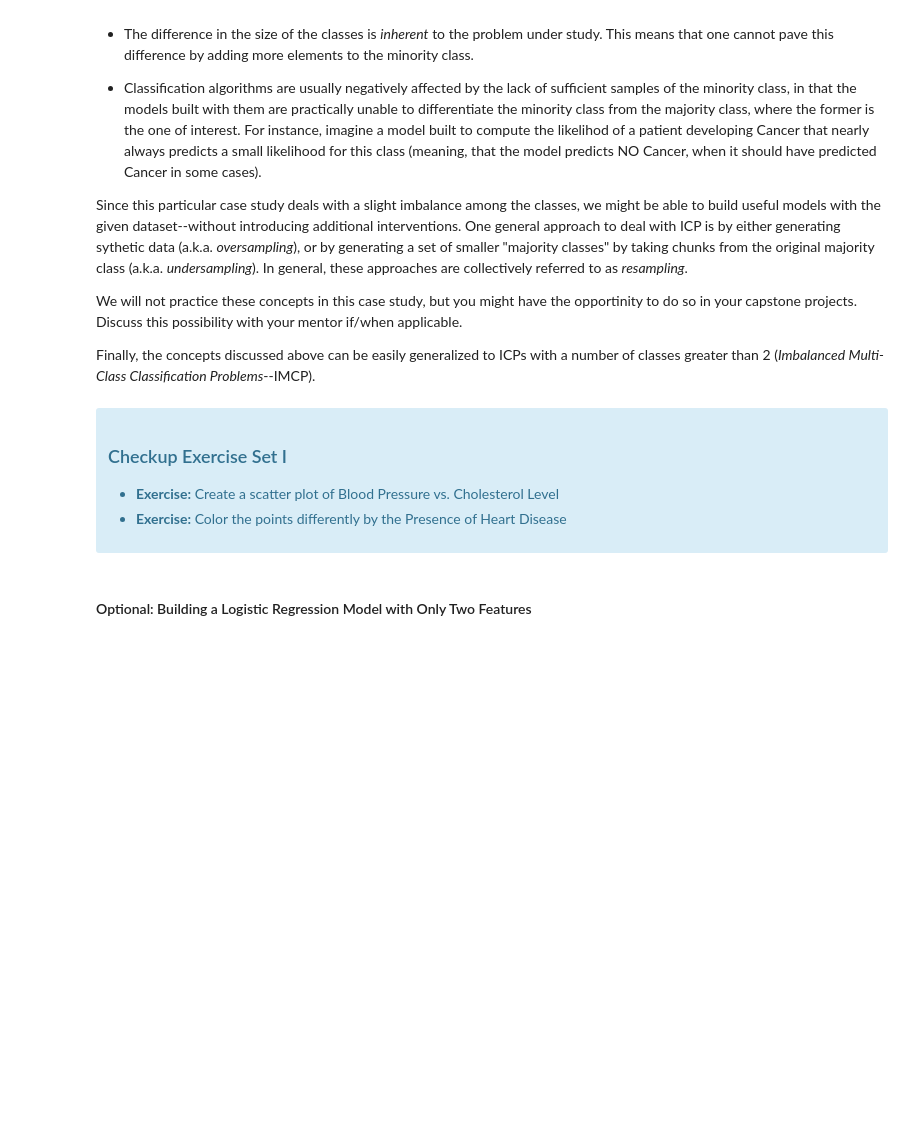
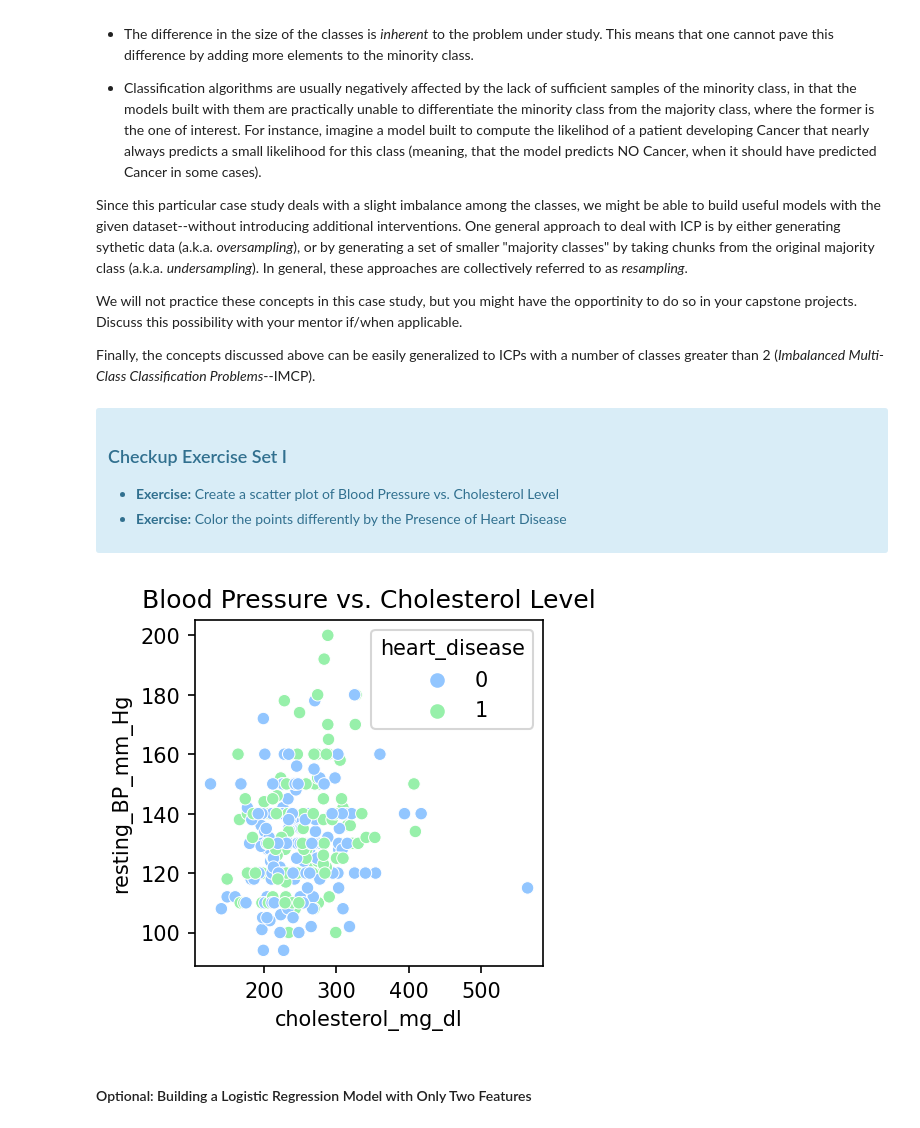
Before and after one commit to hao-udoin/Springboard-data-science, a Jupyter notebook: 14.2 Logistic Regression/Logistic Regression Advanced Case Study.ipynb, the cells around one changed output. Drawn from its saved outputs; the diff is of its cells as text; code cells hidden in the pictures; blank space fills up the shorter version.

```diff
--- a/14.2 Logistic Regression/Logistic Regression Advanced Case Study.ipynb
+++ b/14.2 Logistic Regression/Logistic Regression Advanced Case Study.ipynb
@@ -522,6 +523,12 @@ Finally, the concepts discussed above can be easily generalized to ICPs with a n
   <li> <b>Exercise:</b> Color the points differently by the Presence of Heart Disease
 </ul>
 </div>
+# %%
+#Create a scatter plot of Blood Pressure vs. Cholesterol Level
+ax = sns.scatterplot(data=dflog, x='cholesterol_mg_dl', y='resting_BP_mm_Hg', hue='heart_disease')
+_ = ax.set_title('Blood Pressure vs. Cholesterol Level')
+# %% [output]
+[figure, added]
 # %% [markdown]
 #### Optional: Building a Logistic Regression Model with Only Two Features
 # %% [markdown]
```
Also changed, not shown: parts of 14 cells of this notebook.
